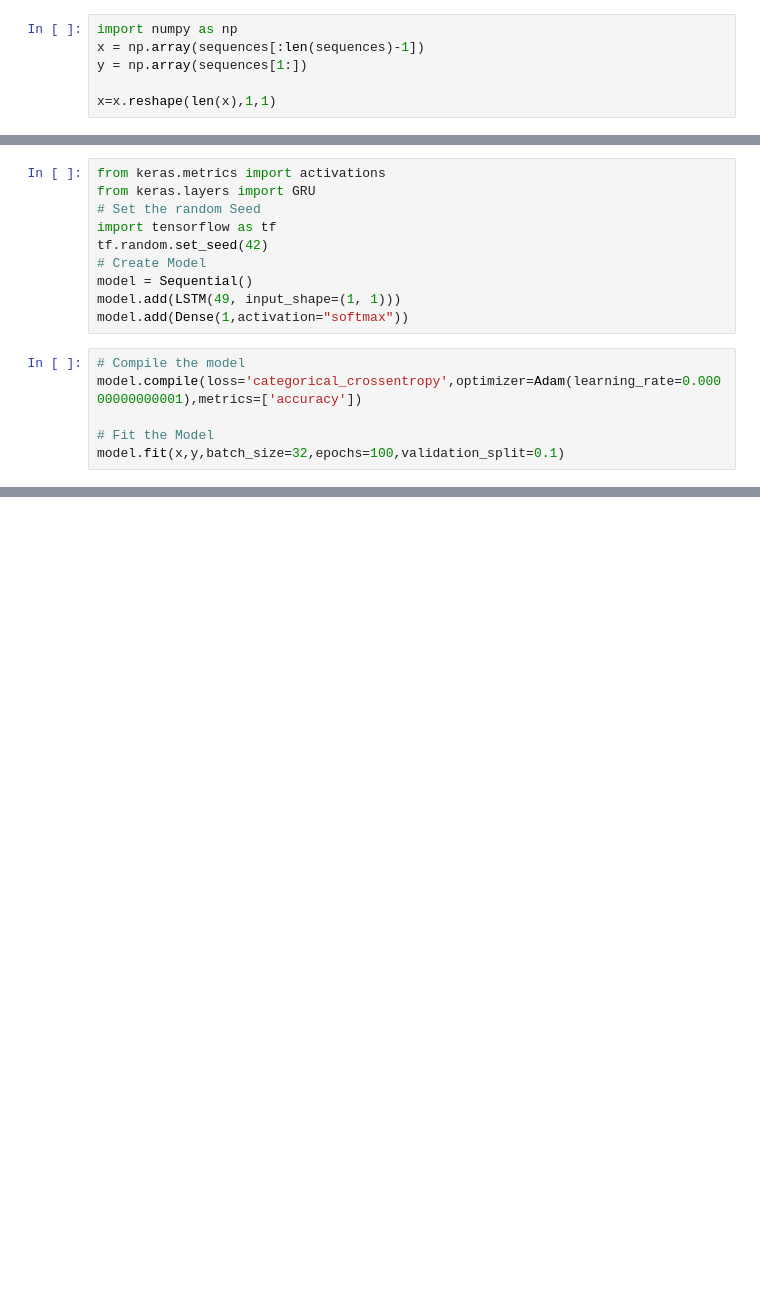
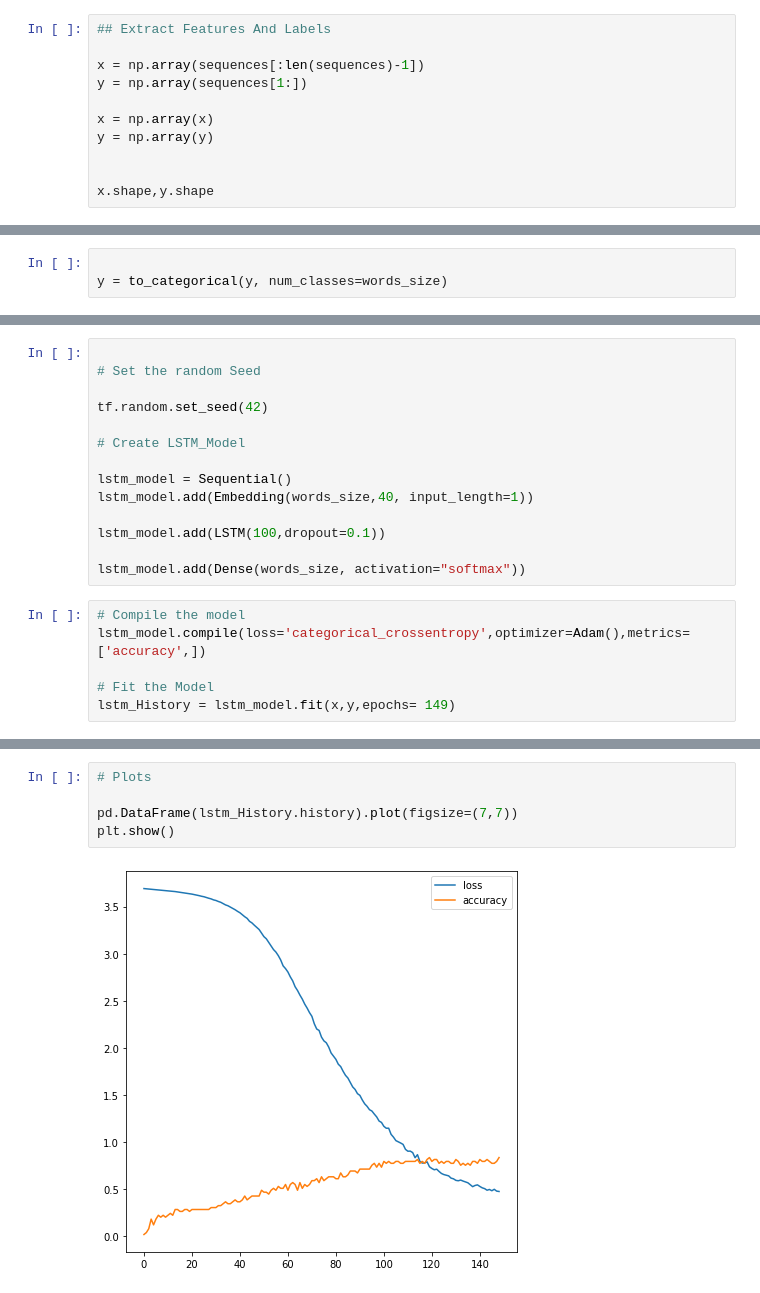
Before and after one commit to Faouzi-Slimi/Machine_Learning_Deep_Learning_Practical_Work, a Jupyter notebook: TP_Prediction_Words.ipynb, the cells around one changed output, grey strips where cells are left out. Drawn from its saved outputs; the diff is of its cells as text; blank space fills up the shorter version.

```diff
--- a/TP_Prediction_Words.ipynb
+++ b/TP_Prediction_Words.ipynb
@@ -16,6 +77,11 @@ sequences = tok.texts_to_sequences([string])[0]
 # %%
-import numpy as np
+## Extract Features And Labels
+
 x = np.array(sequences[:len(sequences)-1])
 y = np.array(sequences[1:])
 
-x=x.reshape(len(x),1,1)
+x = np.array(x)
+y = np.array(y)
+
+
+x.shape,y.shape
@@ -59,0 +90,3 @@ import pandas as pd
+# %%
+
+y = to_categorical(y, num_classes=words_size)
@@ -60,17 +95,21 @@ import pandas as pd
 # %%
-from keras.metrics import activations
-from keras.layers import GRU
+
 # Set the random Seed
-import tensorflow as tf
+
 tf.random.set_seed(42)
-# Create Model
-model = Sequential()
-model.add(LSTM(49, input_shape=(1, 1)))
-model.add(Dense(1,activation="softmax"))
+
+# Create LSTM_Model
+
+lstm_model = Sequential()
+lstm_model.add(Embedding(words_size,40, input_length=1))
+
+lstm_model.add(LSTM(100,dropout=0.1))
+
+lstm_model.add(Dense(words_size, activation="softmax"))
 # %%
 # Compile the model
-model.compile(loss='categorical_crossentropy',optimizer=Adam(learning_rate=0.00000000000001),metrics=['accuracy'])
+lstm_model.compile(loss='categorical_crossentropy',optimizer=Adam(),metrics=['accuracy',])
 
 # Fit the Model
-model.fit(x,y,batch_size=32,epochs=100,validation_split=0.1)
+lstm_History = lstm_model.fit(x,y,epochs= 149)
 # %% [output]
@@ -94,0 +151,7 @@ Epoch 100/100
+# %%
+# Plots
+
+pd.DataFrame(lstm_History.history).plot(figsize=(7,7))
+plt.show()
+# %% [output]
+[figure, added]
```
Also changed, not shown: parts of 31 cells of this notebook.
